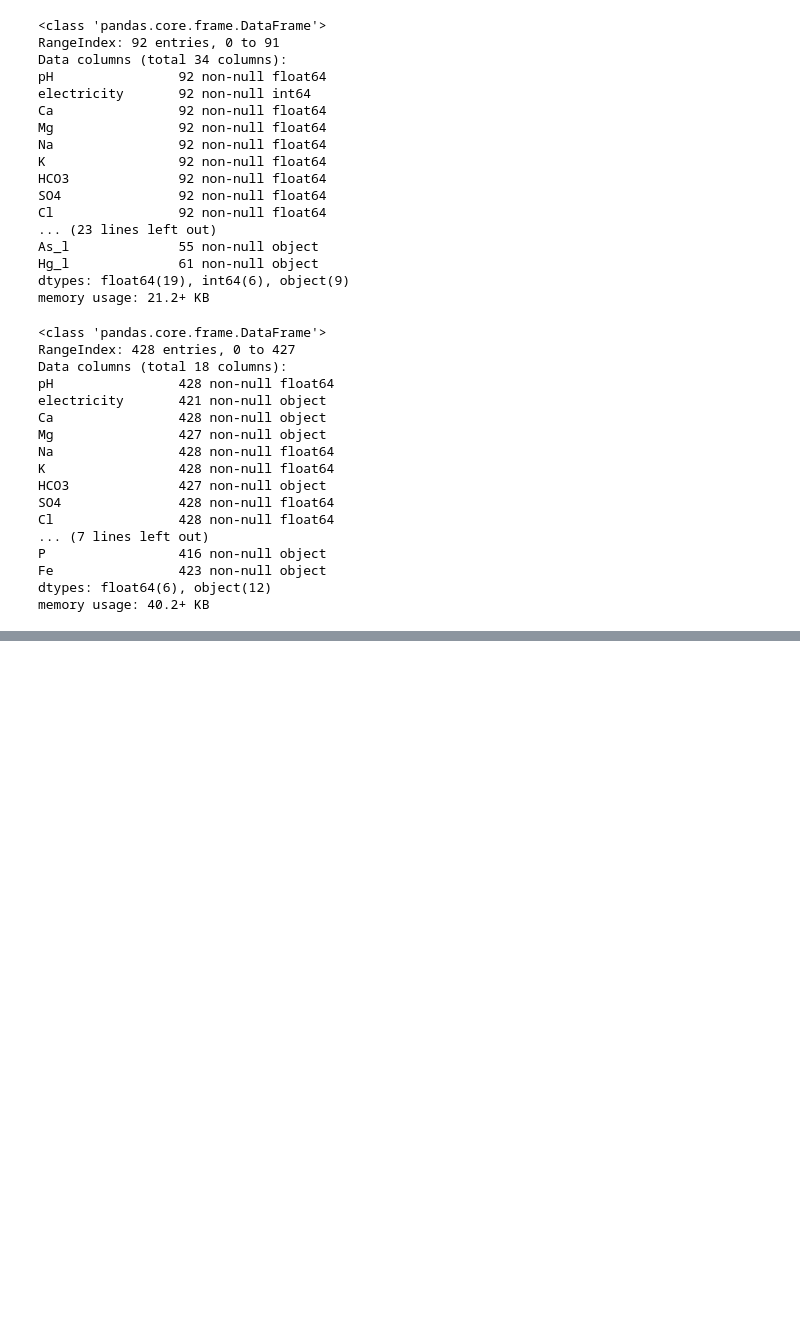
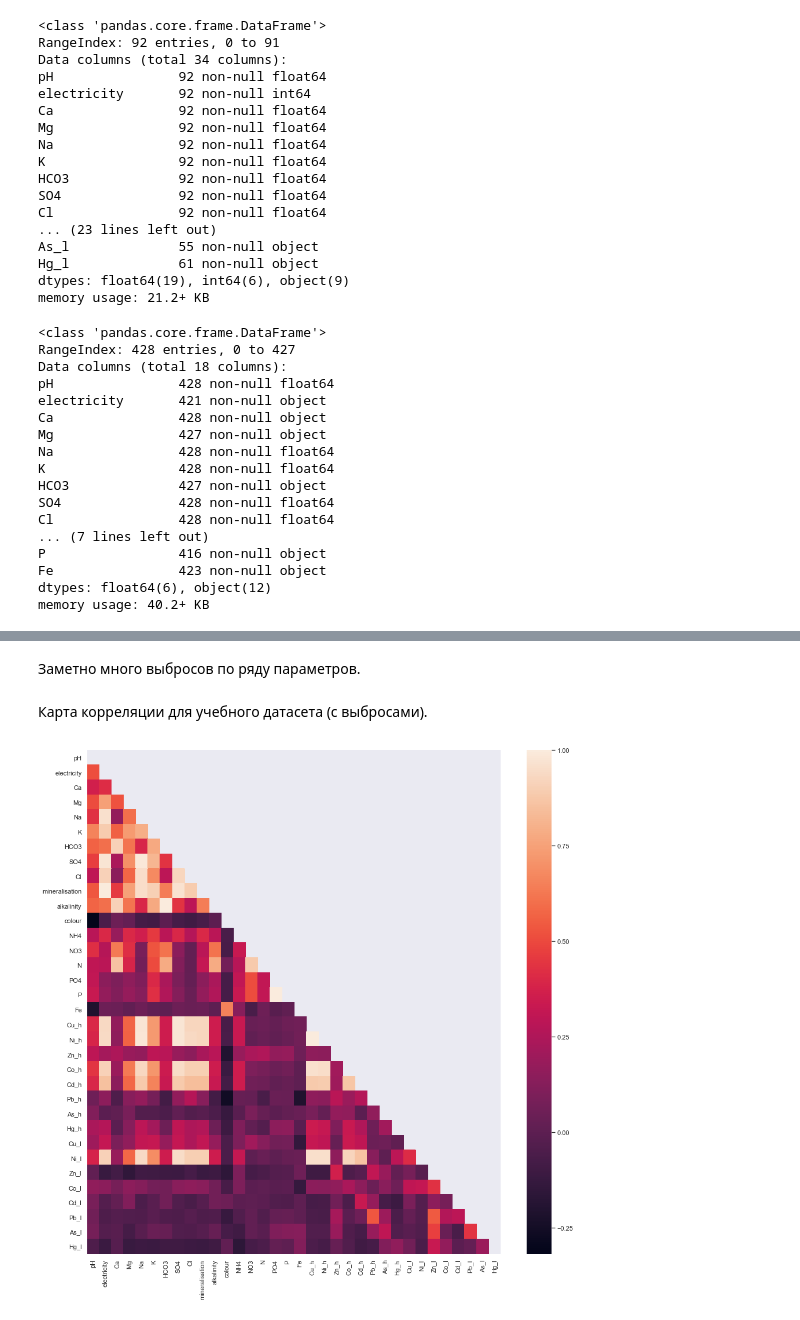
Before and after one commit to PonyCony/geochemistry, a Jupyter notebook: project/code.ipynb, the cells around one changed output, grey strips where cells are left out. Cells and saved outputs as stored; diff of their text form; code cells hidden in the pictures; blank space fills up the shorter version.

```diff
--- a/project/code.ipynb
+++ b/project/code.ipynb
@@ -80,0 +163,15 @@ memory usage: 40.2+ KB
+# %% [markdown]
+Заметно много выбросов по ряду параметров.
+# %% [markdown]
+Карта корреляции для учебного датасета (с выбросами).
+# %%
+#Correlation heatmap
+corr = data_train.corr()
+mask = np.zeros_like(corr)
+mask[np.triu_indices_from(mask)] = True
+plt.figure(figsize = (16,16))
+sns.heatmap(corr, mask=mask,
+            xticklabels=corr.columns.values,
+            yticklabels=corr.columns.values);
+# %% [output]
+[figure, added]
```
Also changed, not shown: parts of 30 cells of this notebook.
